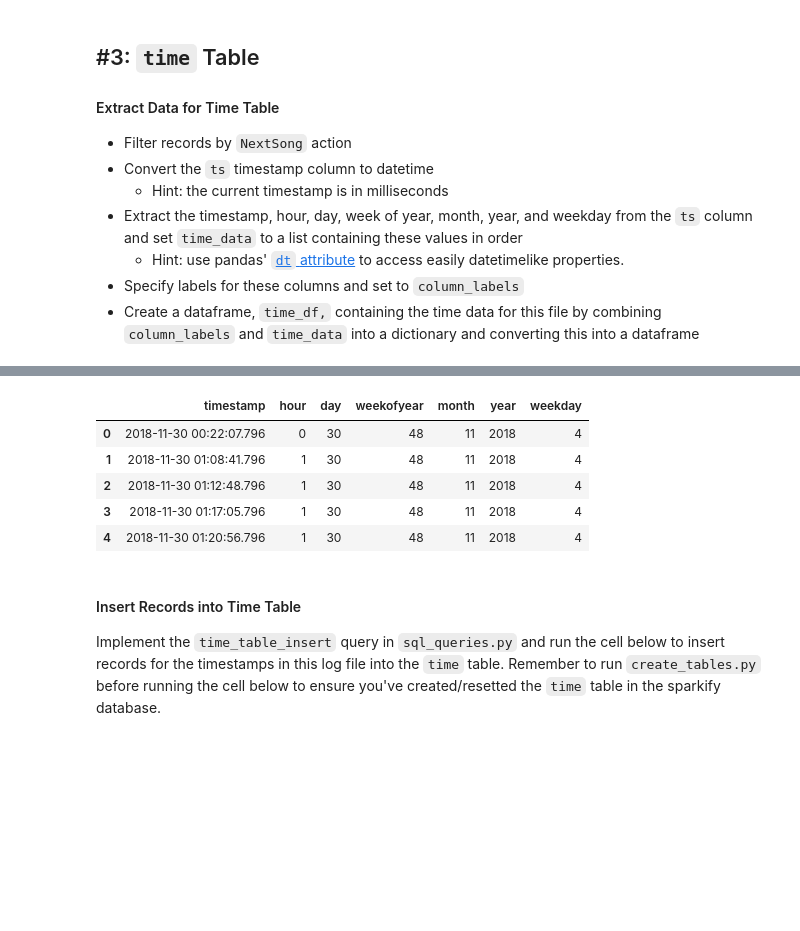
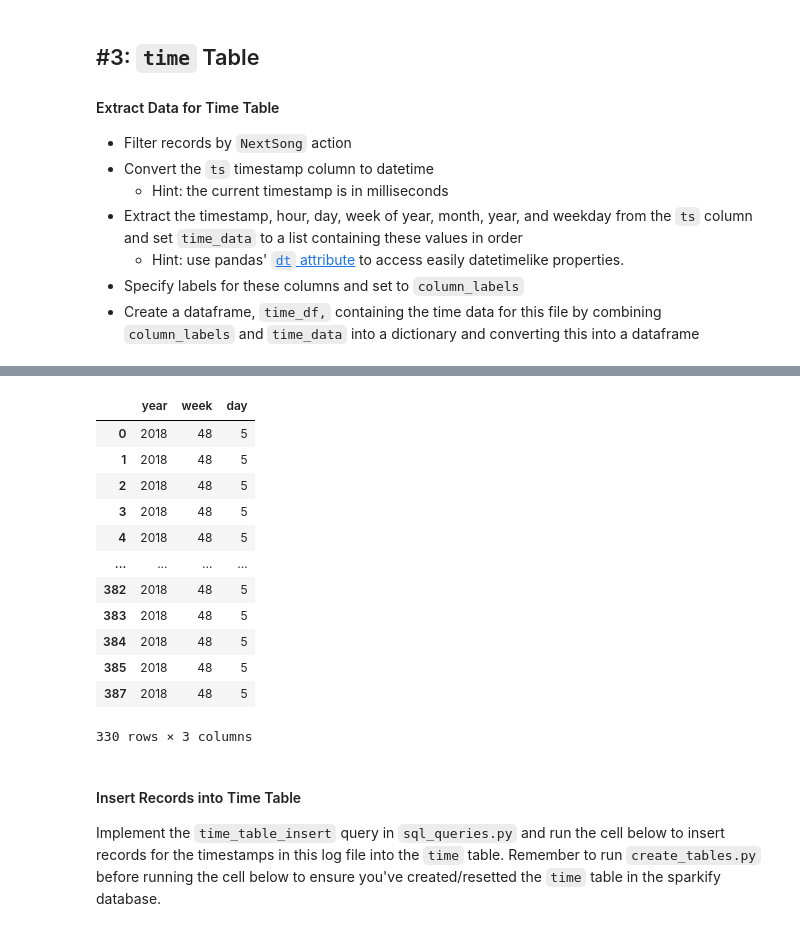
Before and after one commit to TheIvanP/scrimshaw-recursion, a Jupyter notebook: etl.ipynb, the cells around one changed output, grey strips where cells are left out. Saved outputs shown, nothing was run; the diff lists cells and outputs as text; code cells hidden in the pictures; blank space fills up the shorter version.

```diff
--- a/etl.ipynb
+++ b/etl.ipynb
@@ -128,5 +94,7 @@ sorted(log_files)
+# %%
+filepath = log_files[0]
 # %%
-df = pd.read_json(sorted(log_files)[-1], lines=True)
+df = pd.read_json(filepath, lines=True)
 df
 # %% [output]
 |  | artist | auth | firstName | gender | itemInSession | lastName | length | level | location | method | ... |
@@ -154,7 +122,8 @@ df
 - Create a dataframe, `time_df,` containing the time data for this file by combining `column_labels` and `time_data` into a dictionary and converting this into a dataframe
 # %%
 df = df.where(df['page'] == 'NextSong')
-df.head()
+df = df.dropna(subset=['song', "ts", 'artist', 'userId'])
+df
 # %% [output]
 |  | artist | auth | firstName | gender | itemInSession | lastName | length | level | location | method | ... |
 | 0 | Stephen Lynch | Logged In | Jayden | M | 0.0 | Bell | 182.85669 | free | Dallas-Fort Worth-Arlington, TX | PUT | ... |
@@ -165,3 +141,3 @@ df.head()
 # %%
-df = df.dropna()
-df
+#df = df.dropna()
+#df
@@ -182,4 +144,19 @@ df
 # %%
 t = pd.to_datetime(df['ts'], unit='ms')
+t.dt.isocalendar()
+# %% [output]
+|  | year | week | day |
+| 0 | 2018 | 48 | 5 |
+| 1 | 2018 | 48 | 5 |
+| 2 | 2018 | 48 | 5 |
+| 3 | 2018 | 48 | 5 |
+| 4 | 2018 | 48 | 5 |
+| ... | ... | ... | ... |
+| 382 | 2018 | 48 | 5 |
+| 383 | 2018 | 48 | 5 |
+| 384 | 2018 | 48 | 5 |
+| 385 | 2018 | 48 | 5 |
+| 387 | 2018 | 48 | 5 |
+330 rows × 3 columns
 # %%
 #timestamp, hour, day, week of year, month, year, and weekday
@@ -187,14 +164,8 @@ time_data = [t, t.dt.hour, t.dt.day, t.dt.weekofyear, t.dt.month, t.dt.year, t.d
 column_labels = ['timestamp', 'hour', 'day', 'weekofyear', 'month', 'year', 'weekday']
 # %%
 time_df = pd.DataFrame(data=dict(zip(column_labels, time_data)))
-time_df.head()
+
+time_df = time_df.dropna()
-# %% [output]
-|  | timestamp | hour | day | weekofyear | month | year | weekday |
-| 0 | 2018-11-30 00:22:07.796 | 0 | 30 | 48 | 11 | 2018 | 4 |
-| 1 | 2018-11-30 01:08:41.796 | 1 | 30 | 48 | 11 | 2018 | 4 |
-| 2 | 2018-11-30 01:12:48.796 | 1 | 30 | 48 | 11 | 2018 | 4 |
-| 3 | 2018-11-30 01:17:05.796 | 1 | 30 | 48 | 11 | 2018 | 4 |
-| 4 | 2018-11-30 01:20:56.796 | 1 | 30 | 48 | 11 | 2018 | 4 |
 # %% [markdown]
 #### Insert Records into Time Table
 Implement the `time_table_insert` query in `sql_queries.py` and run the cell below to insert records for the timestamps in this log file into the `time` table. Remember to run `create_tables.py` before running the cell below to ensure you've created/resetted the `time` table in the sparkify database.
```
Also changed, not shown: parts of 16 cells of this notebook, 1 other file.
